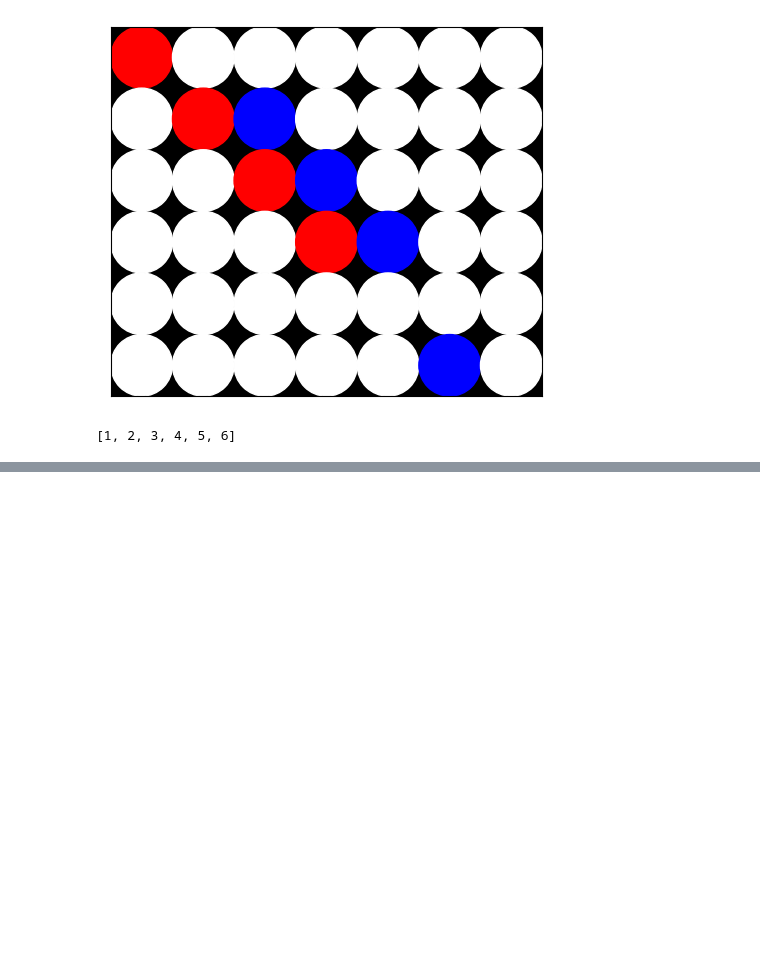
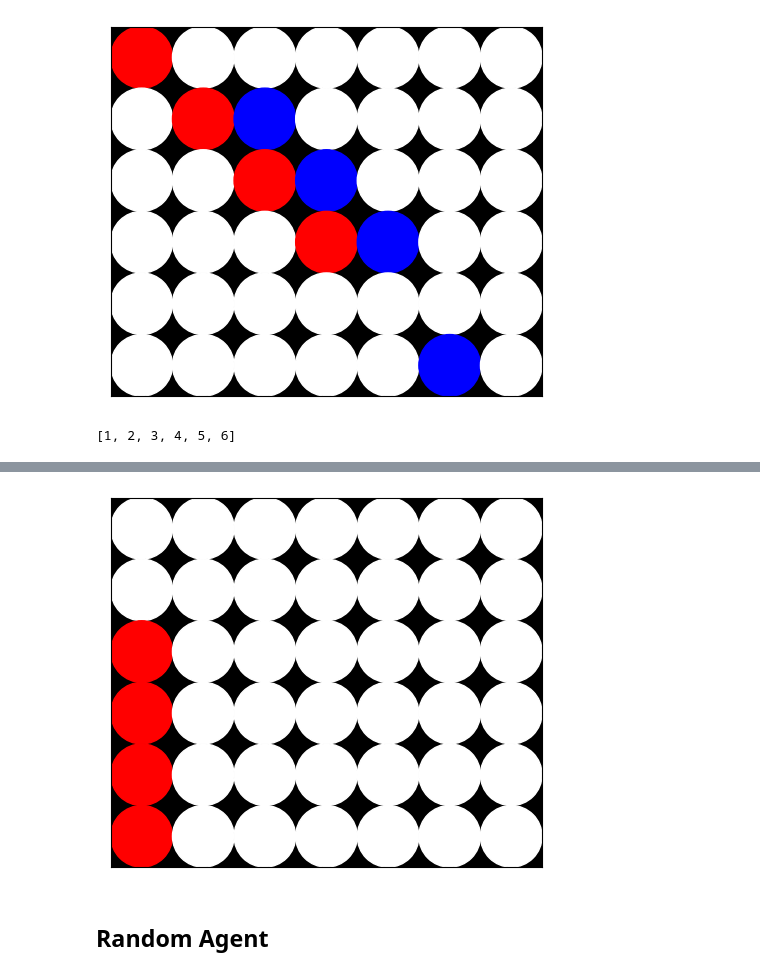
Before and after one commit to nlarsen31/Connect4AI, a Jupyter notebook: MainNotebook.ipynb, the cells around one changed output, grey strips where cells are left out. Cells and saved outputs as stored; diff of their text form; code cells hidden in the pictures; blank space fills up the shorter version.

```diff
--- a/MainNotebook.ipynb
+++ b/MainNotebook.ipynb
@@ -77,0 +196,10 @@ b.moves()
+# %%
+b.move(1, 0)
+b.move(1, 0)
+b.move(1, 0)
+b.move(1, 0)
+b.draw_board()
+# %% [output]
+[figure, added]
+# %% [markdown]
+## Random Agent
```
Also changed, not shown: parts of 12 cells of this notebook.
